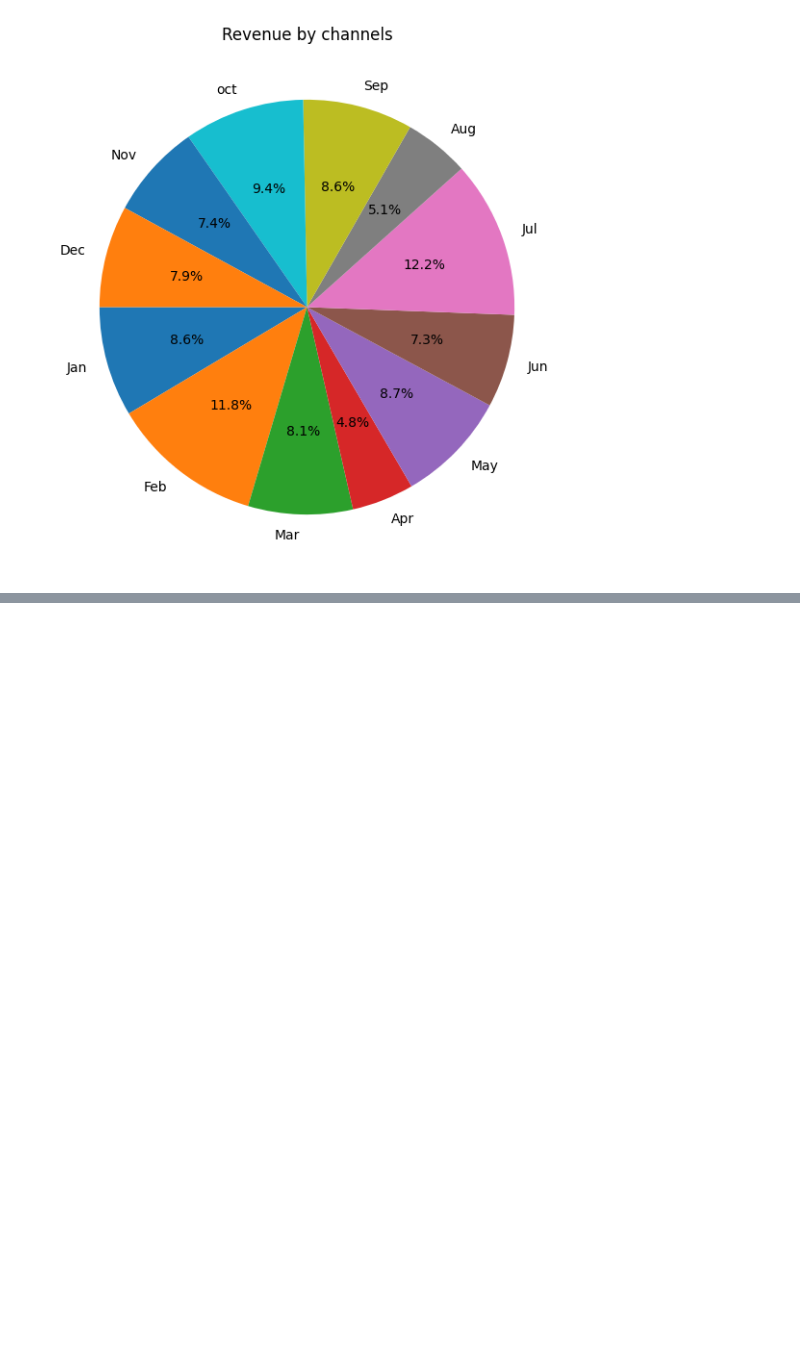
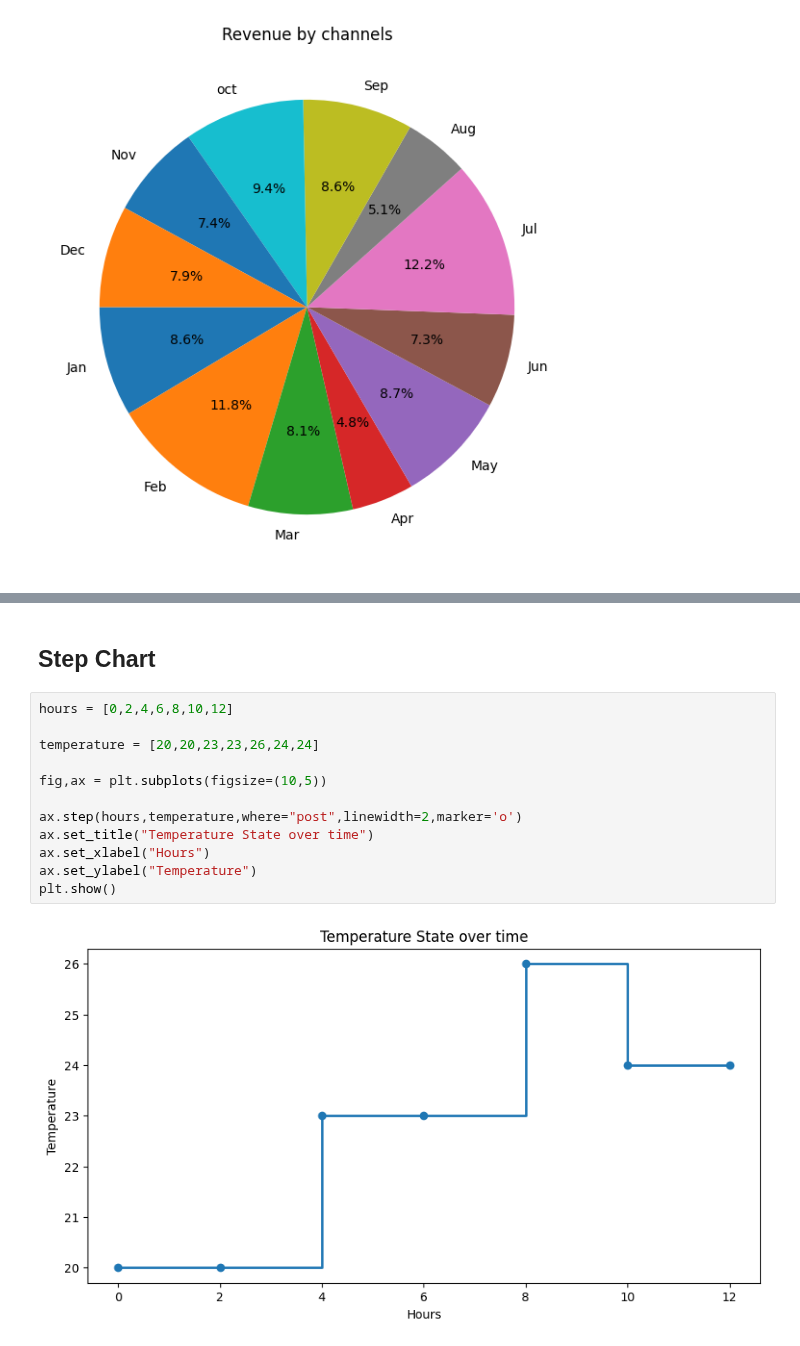
Before and after one commit to datasciencekibaatein/Business-Analyst-Batch-109, a Jupyter notebook: Matplotlib/lecture01.ipynb, the cells around one changed output, grey strips where cells are left out. Saved outputs shown, nothing was run; the diff lists cells and outputs as text; blank space fills up the shorter version.

```diff
--- a/Matplotlib/lecture01.ipynb
+++ b/Matplotlib/lecture01.ipynb
@@ -374,0 +436,16 @@ plt.show()
+# %% [markdown]
+## Step Chart
+# %%
+hours = [0,2,4,6,8,10,12]
+
+temperature = [20,20,23,23,26,24,24]
+
+fig,ax = plt.subplots(figsize=(10,5))
+
+ax.step(hours,temperature,where="post",linewidth=2,marker='o')
+ax.set_title("Temperature State over time")
+ax.set_xlabel("Hours")
+ax.set_ylabel("Temperature")
+plt.show()
+# %% [output]
+[figure, added]
```
Also changed, not shown: parts of 22 cells of this notebook, 1 other file.
